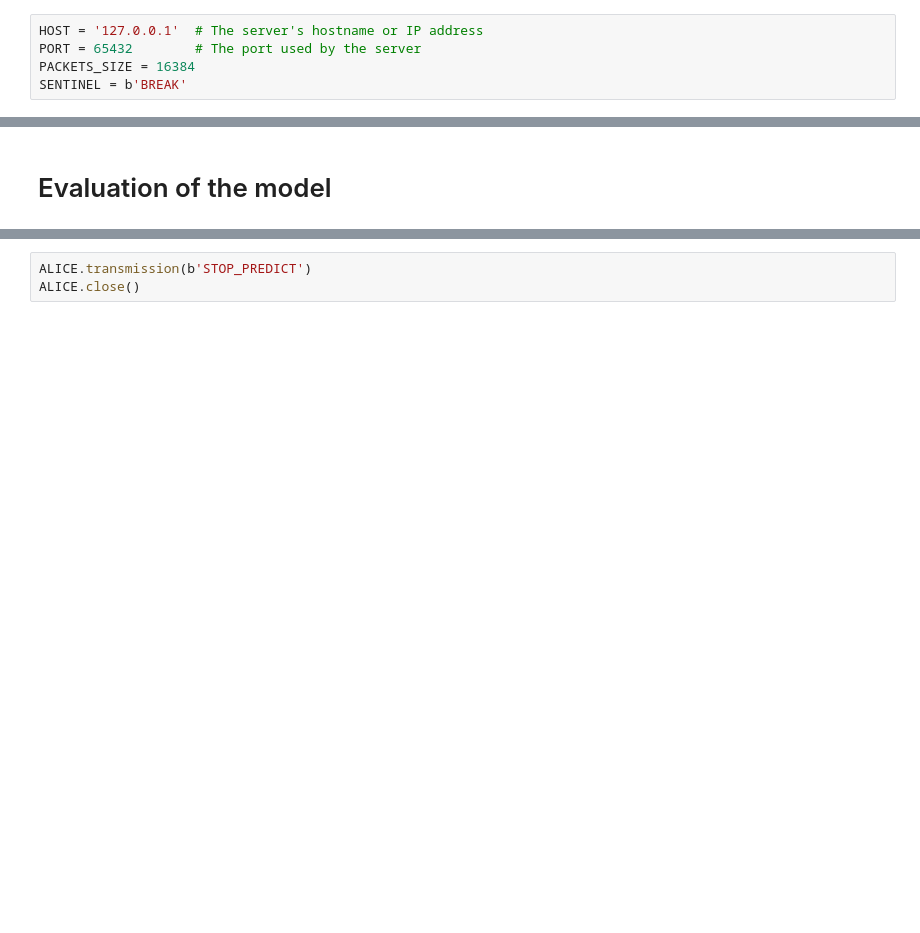
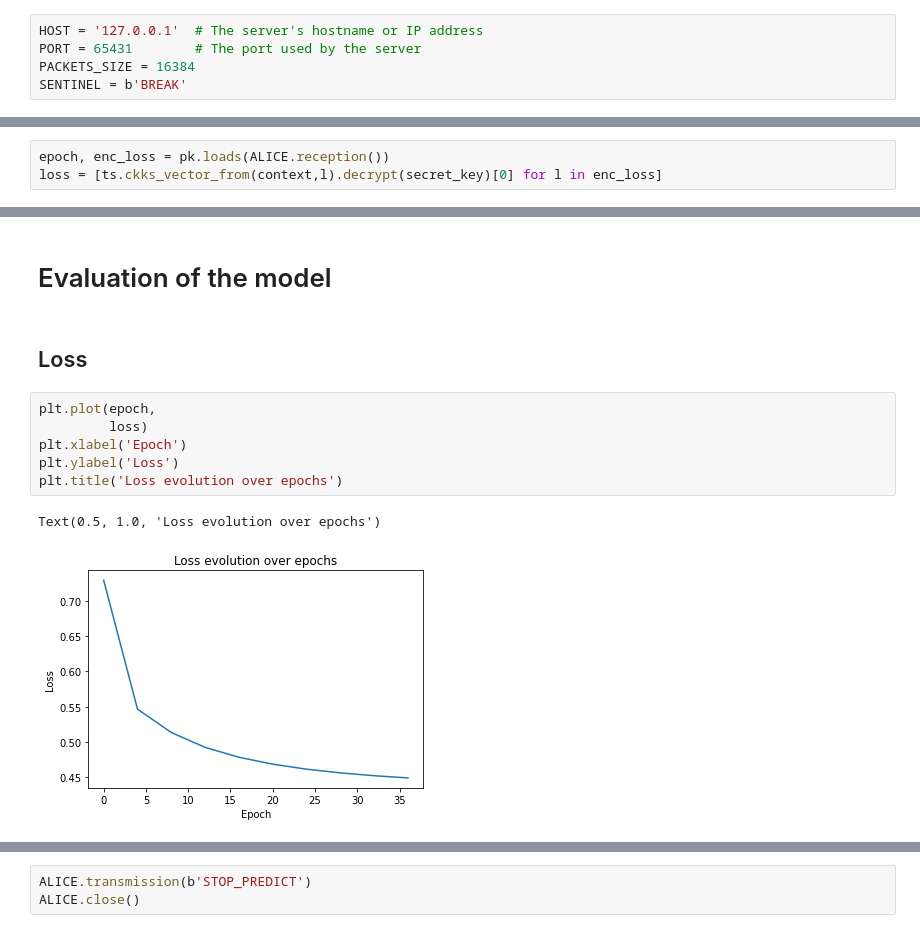
Before and after one commit to arthurPignet/privacy-preserving-titanic-challenge, a Jupyter notebook: ckks_titanic/notebooks/3-ap-Bob.ipynb, the cells around one changed output, grey strips where cells are left out. Cells and saved outputs as stored; diff of their text form; blank space fills up the shorter version.

```diff
--- a/ckks_titanic/notebooks/3-ap-Bob.ipynb
+++ b/ckks_titanic/notebooks/3-ap-Bob.ipynb
@@ -49,7 +49,7 @@ logging.basicConfig(format="%(asctime)s  [%(levelname)-8.8s]  %(message)s",
 ### Socket Variables
 # %%
 HOST = '127.0.0.1'  # The server's hostname or IP address
-PORT = 65432        # The port used by the server
+PORT = 65431        # The port used by the server
 PACKETS_SIZE = 16384
 SENTINEL = b'BREAK'
 # %% [markdown]
@@ -201,0 +220,3 @@ sending data on which we want prediction
+# %%
+epoch, enc_loss = pk.loads(ALICE.reception())
+loss = [ts.ckks_vector_from(context,l).decrypt(secret_key)[0] for l in enc_loss]
@@ -225,2 +253,13 @@ assert not (None in proba_predictions), 'Missing predictions'
 # %% [markdown]
 # Evaluation of the model
+# %% [markdown]
+## Loss
+# %%
+plt.plot(epoch,
+         loss)
+plt.xlabel('Epoch')
+plt.ylabel('Loss')
+plt.title('Loss evolution over epochs')
+# %% [output]
+Text(0.5, 1.0, 'Loss evolution over epochs')
+[figure, added]
```
Also changed, not shown: parts of 48 cells of this notebook, 2 other files.
